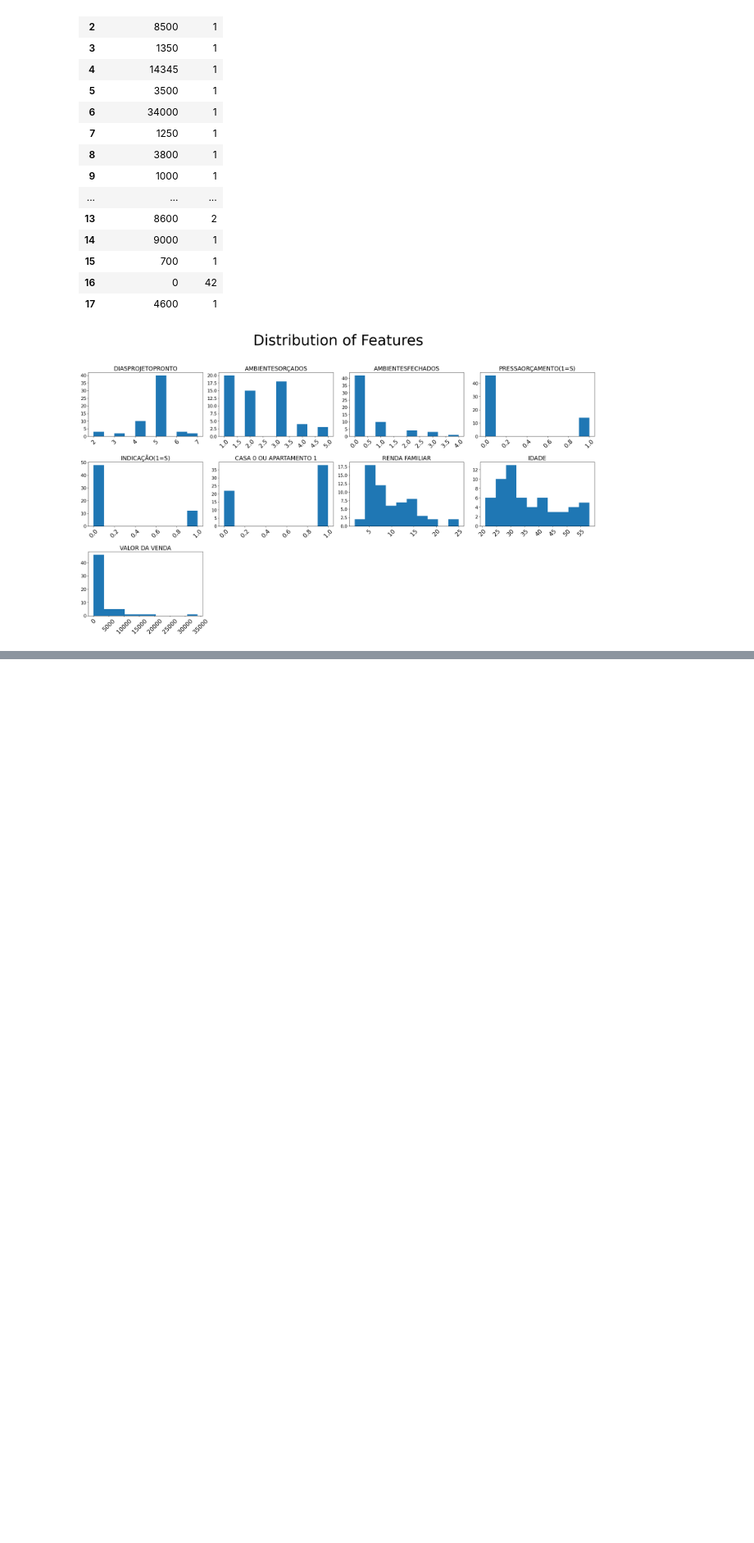
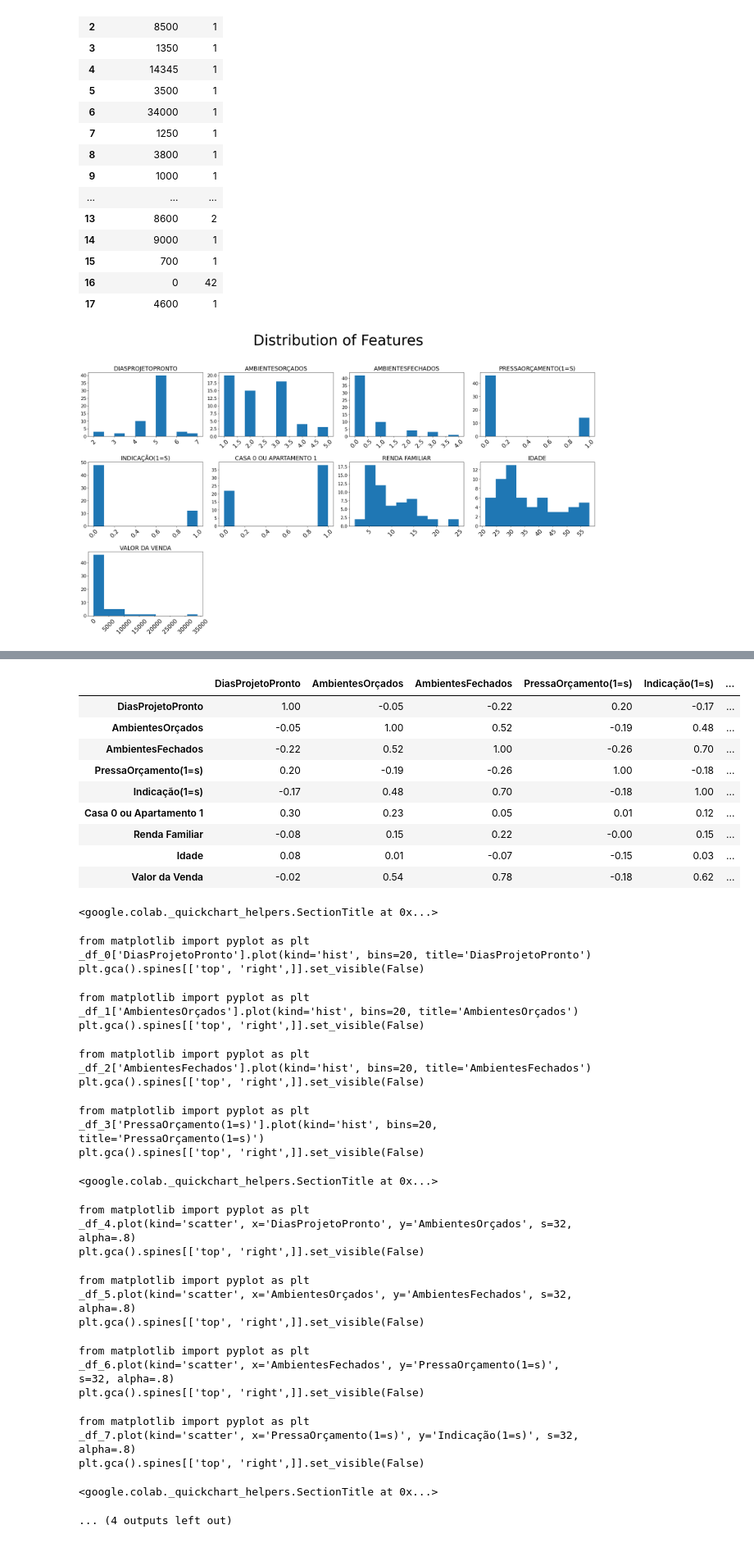
Before and after one commit to JoaoRudolf/BigDataClientes, a Jupyter notebook: Clientes.ipynb, the cells around one changed output, grey strips where cells are left out. Shown at 82% size. Saved outputs shown, nothing was run; the diff lists cells and outputs as text; code cells hidden in the pictures; blank space fills up the shorter version.

```diff
--- a/Clientes.ipynb
+++ b/Clientes.ipynb
@@ -83,0 +101,45 @@ plt.show()
+# %%
+corr_mat = Statistics.corr(features, method="pearson")
+corr_df = pd.DataFrame(corr_mat)
+corr_df.index = col_names
+corr_df.columns = col_names
+round(corr_df, 2)
+# %% [output]
+|  | DiasProjetoPronto | AmbientesOrçados | AmbientesFechados | PressaOrçamento(1=s) | Indicação(1=s) | ... |
+| DiasProjetoPronto | 1.00 | -0.05 | -0.22 | 0.20 | -0.17 | ... |
+| AmbientesOrçados | -0.05 | 1.00 | 0.52 | -0.19 | 0.48 | ... |
+| AmbientesFechados | -0.22 | 0.52 | 1.00 | -0.26 | 0.70 | ... |
+| PressaOrçamento(1=s) | 0.20 | -0.19 | -0.26 | 1.00 | -0.18 | ... |
+| Indicação(1=s) | -0.17 | 0.48 | 0.70 | -0.18 | 1.00 | ... |
+| Casa 0 ou Apartamento 1 | 0.30 | 0.23 | 0.05 | 0.01 | 0.12 | ... |
+| Renda Familiar | -0.08 | 0.15 | 0.22 | -0.00 | 0.15 | ... |
+| Idade | 0.08 | 0.01 | -0.07 | -0.15 | 0.03 | ... |
+| Valor da Venda | -0.02 | 0.54 | 0.78 | -0.18 | 0.62 | ... |
+<google.colab._quickchart_helpers.SectionTitle at 0x...>
+from matplotlib import pyplot as plt
+_df_0['DiasProjetoPronto'].plot(kind='hist', bins=20, title='DiasProjetoPronto')
+plt.gca().spines[['top', 'right',]].set_visible(False)
+from matplotlib import pyplot as plt
+_df_1['AmbientesOrçados'].plot(kind='hist', bins=20, title='AmbientesOrçados')
+plt.gca().spines[['top', 'right',]].set_visible(False)
+from matplotlib import pyplot as plt
+_df_2['AmbientesFechados'].plot(kind='hist', bins=20, title='AmbientesFechados')
+plt.gca().spines[['top', 'right',]].set_visible(False)
+from matplotlib import pyplot as plt
+_df_3['PressaOrçamento(1=s)'].plot(kind='hist', bins=20, title='PressaOrçamento(1=s)')
+plt.gca().spines[['top', 'right',]].set_visible(False)
+<google.colab._quickchart_helpers.SectionTitle at 0x...>
+from matplotlib import pyplot as plt
+_df_4.plot(kind='scatter', x='DiasProjetoPronto', y='AmbientesOrçados', s=32, alpha=.8)
+plt.gca().spines[['top', 'right',]].set_visible(False)
+from matplotlib import pyplot as plt
+_df_5.plot(kind='scatter', x='AmbientesOrçados', y='AmbientesFechados', s=32, alpha=.8)
+plt.gca().spines[['top', 'right',]].set_visible(False)
+from matplotlib import pyplot as plt
+_df_6.plot(kind='scatter', x='AmbientesFechados', y='PressaOrçamento(1=s)', s=32, alpha=.8)
+plt.gca().spines[['top', 'right',]].set_visible(False)
+from matplotlib import pyplot as plt
+_df_7.plot(kind='scatter', x='PressaOrçamento(1=s)', y='Indicação(1=s)', s=32, alpha=.8)
+plt.gca().spines[['top', 'right',]].set_visible(False)
+<google.colab._quickchart_helpers.SectionTitle at 0x...>
+... (4 outputs left out)
```
Also changed, not shown: parts of 5 cells of this notebook.
